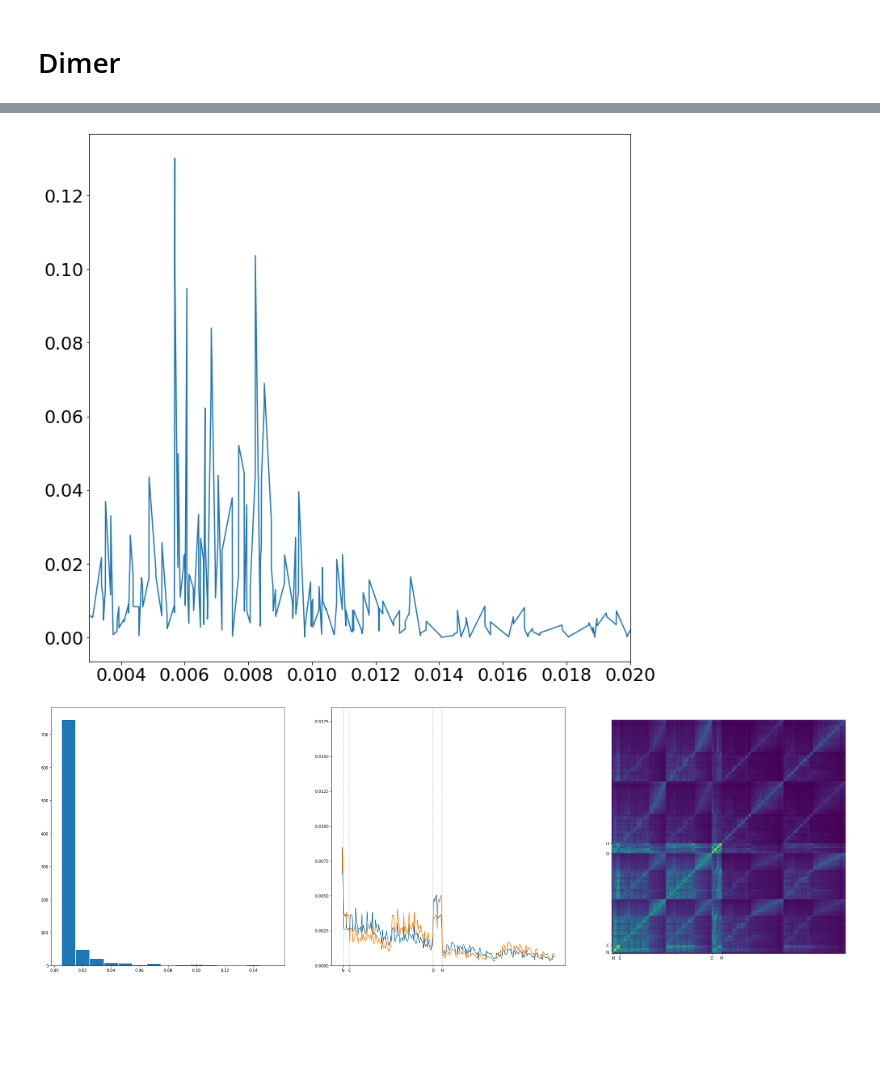
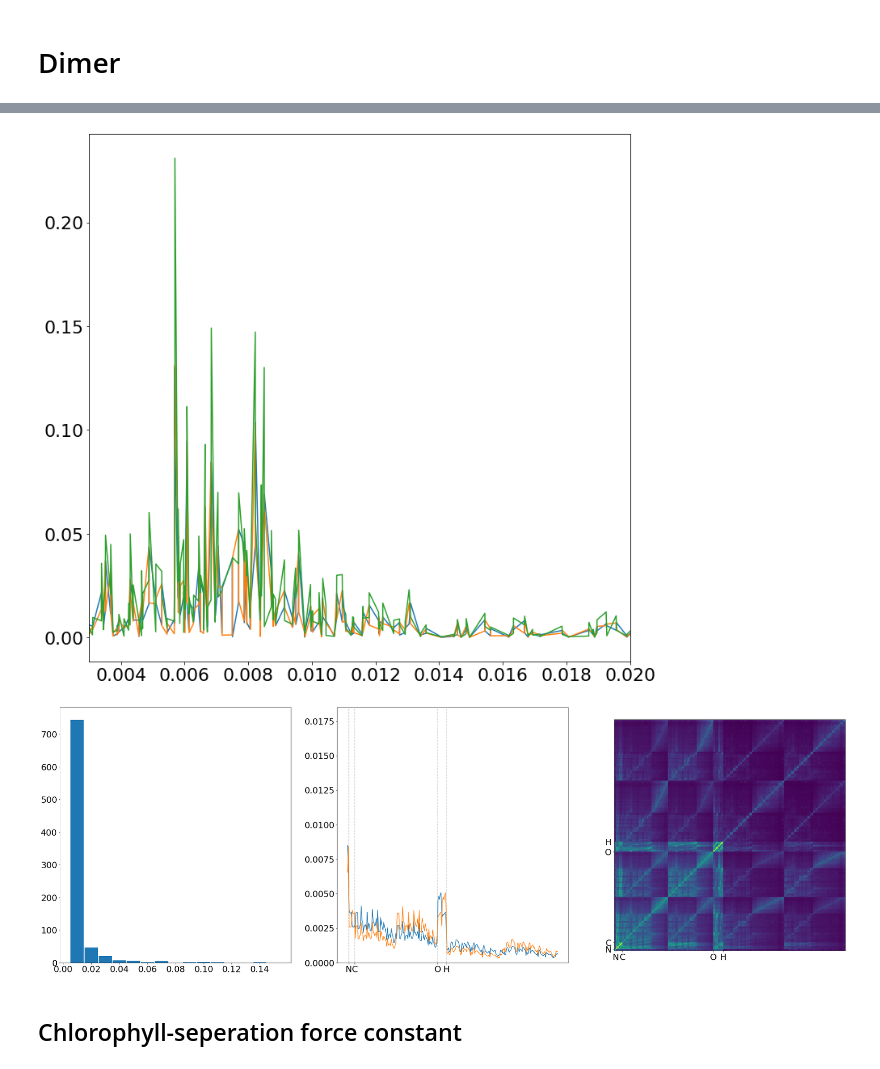
Before and after one commit to Oliver-Feighan/SpectralDensity, a Jupyter notebook: hessians/Dimer.ipynb, the cells around one changed output, grey strips where cells are left out. Saved outputs shown, nothing was run; the diff lists cells and outputs as text; code cells hidden in the pictures; blank space fills up the shorter version.

Commit message:
setup LHII dimers for hessian

```diff
--- a/hessians/Dimer.ipynb
+++ b/hessians/Dimer.ipynb
@@ -21,6 +20,8 @@ dimer_frequencies = wavenumber_to_frequency(dimer_wavenumbers)
 n_atoms = 280
 n_modes = 3 * n_atoms - 6
 
-Mg_index = 0
+Mg1_index = 0
+Mg2_index = 140
 
 all_displacements = get_all_displacements("dimer_normal_modes.molden", n_atoms, n_modes)
+rel_displacements = get_all_rel_displacements("dimer_normal_modes.molden", n_atoms, n_modes, 0, 140)
@@ -29,11 +28,14 @@ all_displacements = get_all_displacements("dimer_normal_modes.molden", n_atoms,
 # %%
 fig, ax = plt.subplots()
-ax.plot(dimer_frequencies, all_displacements[Mg_index])
+
+positive_freqs = np.where(dimer_frequencies > 0)[0]
+
+ax.plot(dimer_frequencies[positive_freqs], all_displacements[Mg1_index][positive_freqs])
+ax.plot(dimer_frequencies[positive_freqs], all_displacements[Mg2_index][positive_freqs])
+ax.plot(dimer_frequencies[positive_freqs], rel_displacements[positive_freqs])
 
 ax.set_xlim(3e-3, 2e-2)
 
-#ax.set_xscale('log')
-
 fig.set_size_inches(12,12)
 # %% [output]
-[figure, old version]
+[figure, new version]
@@ -67,12 +74,12 @@ grouped_symbols = np.concatenate((Mg_indices, N_indices, C_indices, O_indices, H
 normalized_displacements = normalized_displacements[grouped_symbols]
 
 bins = np.linspace(0, 0.15, 16)
-his = np.histogram(all_displacements[Mg_index], bins=bins)
+his = np.histogram(all_displacements[Mg1_index], bins=bins)
 
 ax[0].bar(his[1][1:], his[0], width=0.15/len(bins), align='center')
 ax[0].set_xticks(bins[::2])
 
-Mg_displacements = np.where(all_displacements[Mg_index] > 0.0)[0]
+Mg_displacements = np.where(all_displacements[Mg1_index] > 0.0)[0]
 
 correlation = np.zeros((n_atoms, n_atoms))
 
@@ -125,4 +132,6 @@ ax[1].set_ylim(0, max(correlation[0])+0.01)
 
 fig.set_size_inches(36,12)
 # %% [output]
-[figure, old version]
+[figure, new version]
+# %% [markdown]
+## Chlorophyll-seperation force constant
```
Also changed, not shown: parts of 6 cells of this notebook, 22 other files.
